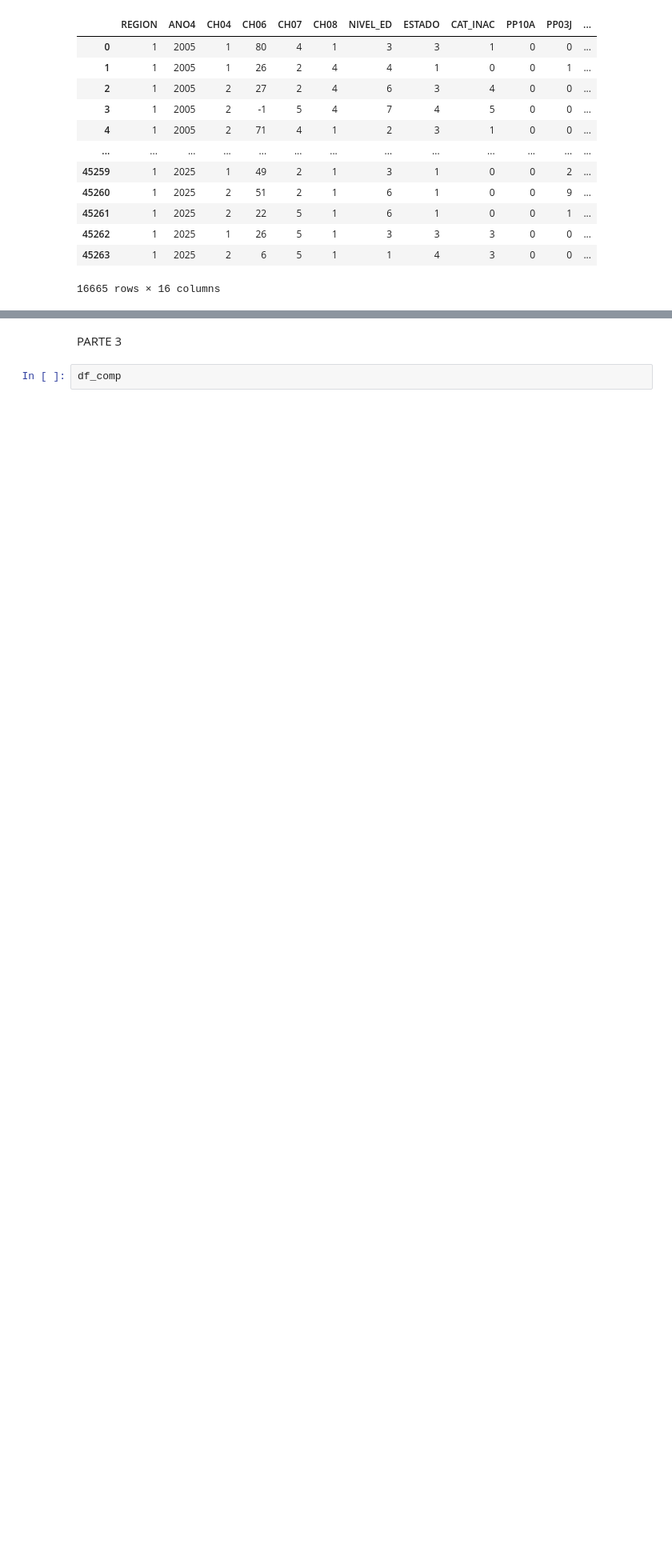
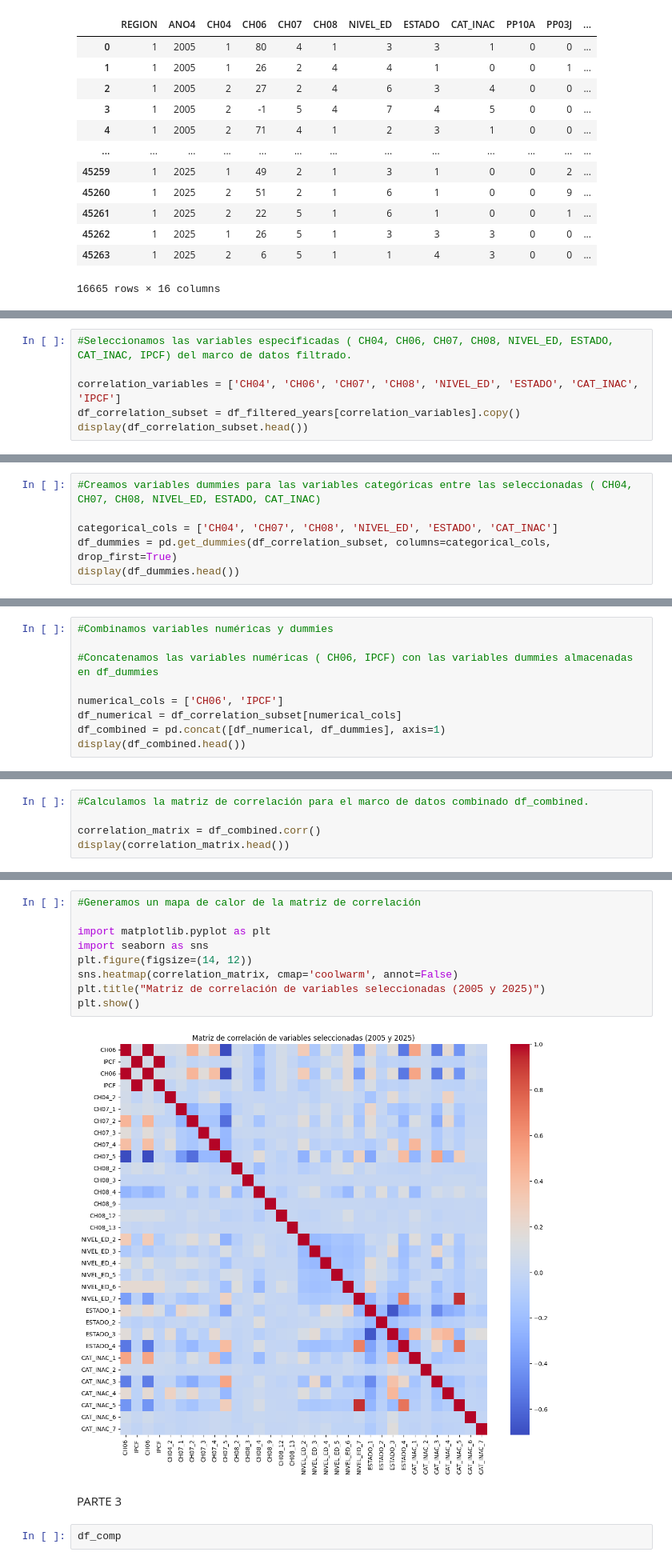
Before and after one commit to davidjjj14082000-png/BigDataUBA-Grupo-1, a Jupyter notebook: TP2/tp_2_pate_1_ej_2_a_b(completado).ipynb, the cells around one changed output, grey strips where cells are left out. Shown at 80% size. Saved outputs shown, nothing was run; the diff lists cells and outputs as text; blank space fills up the shorter version.

```diff
--- a/TP2/tp_2_pate_1_ej_2_a_b(completado).ipynb
+++ b/TP2/tp_2_pate_1_ej_2_a_b(completado).ipynb
@@ -331,0 +346,6 @@ plt.show()
+# %%
+#Seleccionamos las variables especificadas ( CH04, CH06, CH07, CH08, NIVEL_ED, ESTADO, CAT_INAC, IPCF) del marco de datos filtrado.
+
+correlation_variables = ['CH04', 'CH06', 'CH07', 'CH08', 'NIVEL_ED', 'ESTADO', 'CAT_INAC', 'IPCF']
+df_correlation_subset = df_filtered_years[correlation_variables].copy()
+display(df_correlation_subset.head())
@@ -331,0 +359,6 @@ plt.show()
+# %%
+#Creamos variables dummies para las variables categóricas entre las seleccionadas ( CH04, CH07, CH08, NIVEL_ED, ESTADO, CAT_INAC)
+
+categorical_cols = ['CH04', 'CH07', 'CH08', 'NIVEL_ED', 'ESTADO', 'CAT_INAC']
+df_dummies = pd.get_dummies(df_correlation_subset, columns=categorical_cols, drop_first=True)
+display(df_dummies.head())
@@ -331,0 +373,9 @@ plt.show()
+# %%
+#Combinamos variables numéricas y dummies
+
+#Concatenamos las variables numéricas ( CH06, IPCF) con las variables dummies almacenadas en df_dummies
+
+numerical_cols = ['CH06', 'IPCF']
+df_numerical = df_correlation_subset[numerical_cols]
+df_combined = pd.concat([df_numerical, df_dummies], axis=1)
+display(df_combined.head())
@@ -331,0 +390,5 @@ plt.show()
+# %%
+#Calculamos la matriz de correlación para el marco de datos combinado df_combined.
+
+correlation_matrix = df_combined.corr()
+display(correlation_matrix.head())
@@ -332,3 +403,14 @@ plt.show()
+# %%
+#Generamos un mapa de calor de la matriz de correlación
+
+import matplotlib.pyplot as plt
+import seaborn as sns
+plt.figure(figsize=(14, 12))
+sns.heatmap(correlation_matrix, cmap='coolwarm', annot=False)
+plt.title("Matriz de correlación de variables seleccionadas (2005 y 2025)")
+plt.show()
+# %% [output]
+[figure, added]
 # %% [markdown]
 PARTE 3
 # %%
```
Also changed, not shown: parts of 7 cells of this notebook.
